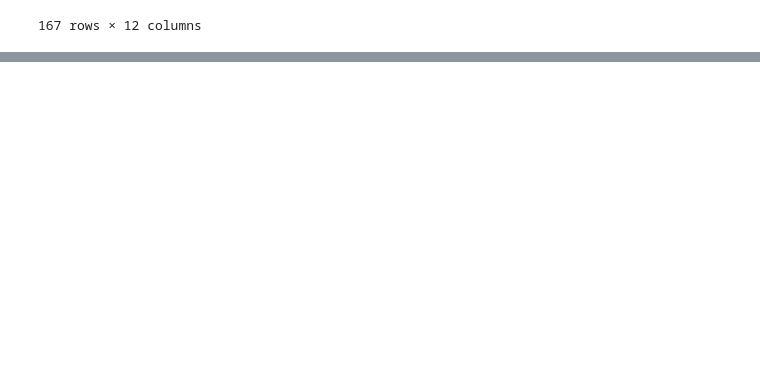
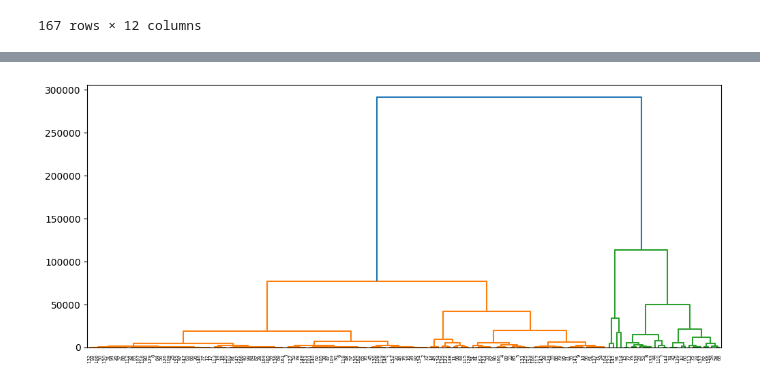
Before and after one commit to GRetriever/Data-Analysis-Project, a Jupyter notebook: Countries/practice_3_countries.ipynb, the cells around one changed output, grey strips where cells are left out. Saved outputs shown, nothing was run; the diff lists cells and outputs as text; code cells hidden in the pictures; blank space fills up the shorter version.

```diff
--- a/Countries/practice_3_countries.ipynb
+++ b/Countries/practice_3_countries.ipynb
@@ -165,0 +141,2 @@ Name: count, dtype: int64
+# %%
+df['trade'] = (df['exports'] / df['imports'] * 100).astype(int)
@@ -165,0 +160,10 @@ Name: count, dtype: int64
+# %%
+from matplotlib import pyplot as plt
+from scipy.cluster import hierarchy as hc
+
+x = df[['trade','gdpp']]
+
+plt.figure(figsize=(12,5))
+_=hc.dendrogram(hc.linkage(x,method='ward'))
+# %% [output]
+[figure, added]
```
Also changed, not shown: parts of 71 cells of this notebook.
